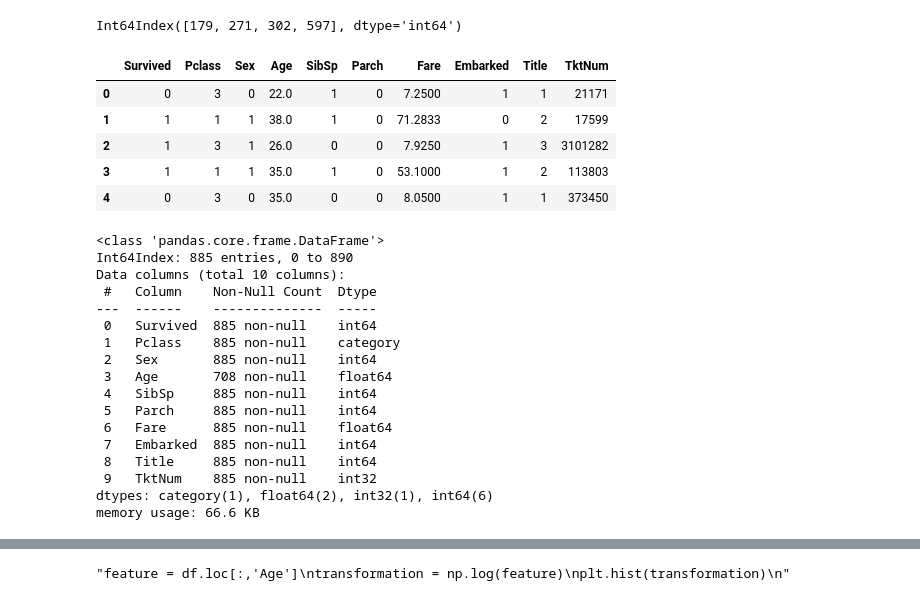
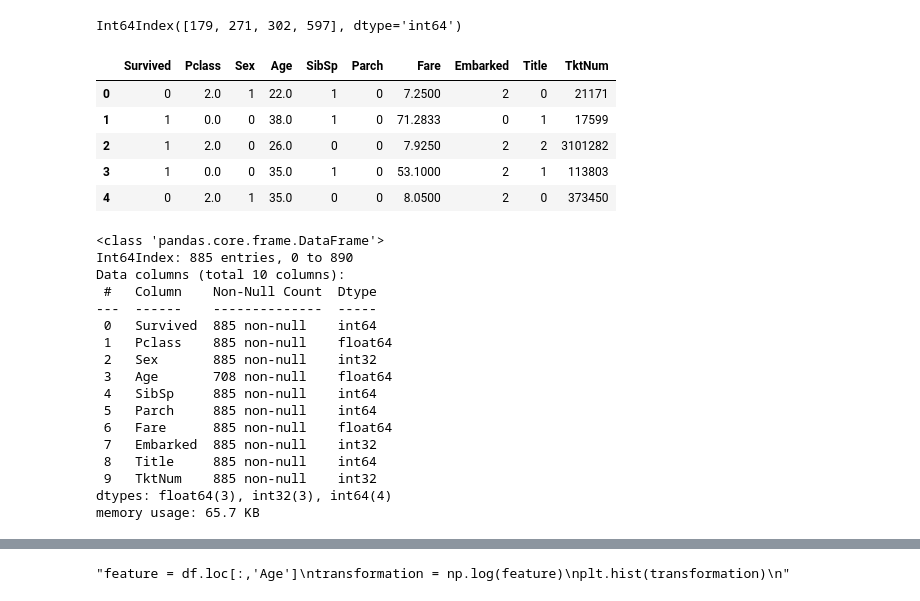
Before and after one commit to Anshul-Kothari-99/ML-Case-Studies, a Jupyter notebook: Using Python/Kaggle Competitions/Titanic Survival Prediction/Untitled.ipynb, the cells around one changed output, grey strips where cells are left out. Drawn from its saved outputs; the diff is of its cells as text; code cells hidden in the pictures.

```diff
--- a/Using Python/Kaggle Competitions/Titanic Survival Prediction/Untitled.ipynb
+++ b/Using Python/Kaggle Competitions/Titanic Survival Prediction/Untitled.ipynb
@@ -66,56 +99,60 @@ Int64Index([179, 271, 302, 597], dtype='int64')
 # %%
 # Data Preprocessing
 def data_processing(DataFrame):
+
+    le = LabelEncoder()
 
     temp_data = DataFrame['Name'].str.split(', ', expand=True)
     temp_data.iloc[:,1]
     temp_data = temp_data.iloc[:,1].str.split('.', expand=True)
     temp_data = temp_data.iloc[:,0]
     DataFrame['Title'] = temp_data
+
+    encoder = OrdinalEncoder()      # define ordinal encoding
+    DataFrame['Pclass'] = encoder.fit_transform(DataFrame['Pclass'].to_numpy().reshape(-1, 1))
+
+    #print(result)
 
     tkt_temp = DataFrame['Ticket'].str.split(' ', expand=True)
     second = tkt_temp.dropna(subset=[1]).index
     tkt_temp.iloc[second,0] = tkt_temp.iloc[second,1]
     third = tkt_temp.dropna(subset=[2]).index
     tkt_temp.iloc[third,0] = tkt_temp.iloc[third,2]
     tkt_temp = tkt_temp.iloc[:,0]
     del_index = tkt_df[tkt_df == 'LINE'].index
     DataFrame['TktNum'] = tkt_temp
     DataFrame.loc[DataFrame.TktNum == 'LINE', 'TktNum'] = np.nan
     DataFrame.dropna(subset=['TktNum'], inplace = True)
     DataFrame['TktNum'] = DataFrame['TktNum'].astype(int)
 
     DataFrame.drop(['Cabin', 'PassengerId', 'Ticket', 'Name'], axis=1, inplace=True)  # dropping unnecessary columns
 
     DataFrame.dropna(subset=['Embarked'], inplace = True) # delete this later
     #DataFrame.dropna(subset=['Age'], inplace = True)
 
-    DataFrame['Pclass'] = pd.Categorical(DataFrame.Pclass) # converting from int64 to categorical
-    #DataFrame['Survived'] = pd.Categorical(DataFrame.Survived)
+    DataFrame['Title'] = DataFrame.Title.map({'Mr':1, 'Mrs':2, 'Miss':3, 'Master':4, 'Dr':5, 'Rev':5, 'Col':5, 'Major':5, 'Mlle':3, 'Jonkheer':5, 'Mme':2, 'Lady':5, 'Capt':5, 'Ms':3, 'Don':5, 'Dona':5, 'Sir':5, 'the Countess':5})
+    DataFrame['Title'] = le.fit_transform(DataFrame['Title'])
 
-    DataFrame['Sex'] = DataFrame.Sex.map({'male':0, 'female':1})
+    DataFrame['Sex'] = le.fit_transform(DataFrame['Sex'])
     #DataFrame["Sex"] = np.where(df["Sex"] == "female", 0, 1)
 
-    DataFrame['Embarked'] = DataFrame.Embarked.map({'C':0, 'S':1, 'Q':2})
-
+    DataFrame['Embarked'] = le.fit_transform(DataFrame['Embarked'])
     #DataFrame.loc[DataFrame.Embarked == 'C', 'Embarked'] = 0
     #DataFrame.loc[DataFrame.Embarked == 'S', 'Embarked'] = 1
     #DataFrame.loc[DataFrame.Embarked == 'Q', 'Embarked'] = 2
-
-    DataFrame['Title'] = DataFrame.Title.map({'Mr':1, 'Mrs':2, 'Miss':3, 'Master':4, 'Dr':5, 'Rev':6, 'Col':7, 'Major':8, 'Mlle':8, 'Jonkheer':8, 'Mme':8, 'Lady':8, 'Capt':8, 'Ms':8, 'Don':8, 'Dona':8, 'Sir':8, 'the Countess':8})
 
     return DataFrame
 
 df = data_processing(df)
 test_df = data_processing(test_df)
 df.head()
 # %% [output]
 |  | Survived | Pclass | Sex | Age | SibSp | Parch | Fare | Embarked | Title | TktNum |
-| 0 | 0 | 3 | 0 | 22.0 | 1 | 0 | 7.2500 | 1 | 1 | 21171 |
-| 1 | 1 | 1 | 1 | 38.0 | 1 | 0 | 71.2833 | 0 | 2 | 17599 |
-| 2 | 1 | 3 | 1 | 26.0 | 0 | 0 | 7.9250 | 1 | 3 | 3101282 |
-| 3 | 1 | 1 | 1 | 35.0 | 1 | 0 | 53.1000 | 1 | 2 | 113803 |
-| 4 | 0 | 3 | 0 | 35.0 | 0 | 0 | 8.0500 | 1 | 1 | 373450 |
+| 0 | 0 | 2.0 | 1 | 22.0 | 1 | 0 | 7.2500 | 2 | 0 | 21171 |
+| 1 | 1 | 0.0 | 0 | 38.0 | 1 | 0 | 71.2833 | 0 | 1 | 17599 |
+| 2 | 1 | 2.0 | 0 | 26.0 | 0 | 0 | 7.9250 | 2 | 2 | 3101282 |
+| 3 | 1 | 0.0 | 0 | 35.0 | 1 | 0 | 53.1000 | 2 | 1 | 113803 |
+| 4 | 0 | 2.0 | 1 | 35.0 | 0 | 0 | 8.0500 | 2 | 0 | 373450 |
 # %%
 df.info()
 # %% [output]
@@ -125,17 +162,17 @@ Data columns (total 10 columns):
  #   Column    Non-Null Count  Dtype
 ---  ------    --------------  -----
  0   Survived  885 non-null    int64
- 1   Pclass    885 non-null    category
- 2   Sex       885 non-null    int64
+ 1   Pclass    885 non-null    float64
+ 2   Sex       885 non-null    int32
  3   Age       708 non-null    float64
  4   SibSp     885 non-null    int64
  5   Parch     885 non-null    int64
  6   Fare      885 non-null    float64
- 7   Embarked  885 non-null    int64
+ 7   Embarked  885 non-null    int32
  8   Title     885 non-null    int64
  9   TktNum    885 non-null    int32
-dtypes: category(1), float64(2), int32(1), int64(6)
-memory usage: 66.6 KB
+dtypes: float64(3), int32(3), int64(4)
+memory usage: 65.7 KB
 # %%
 df.describe()
 # %% [output]
```
Also changed, not shown: parts of 13 cells of this notebook.
